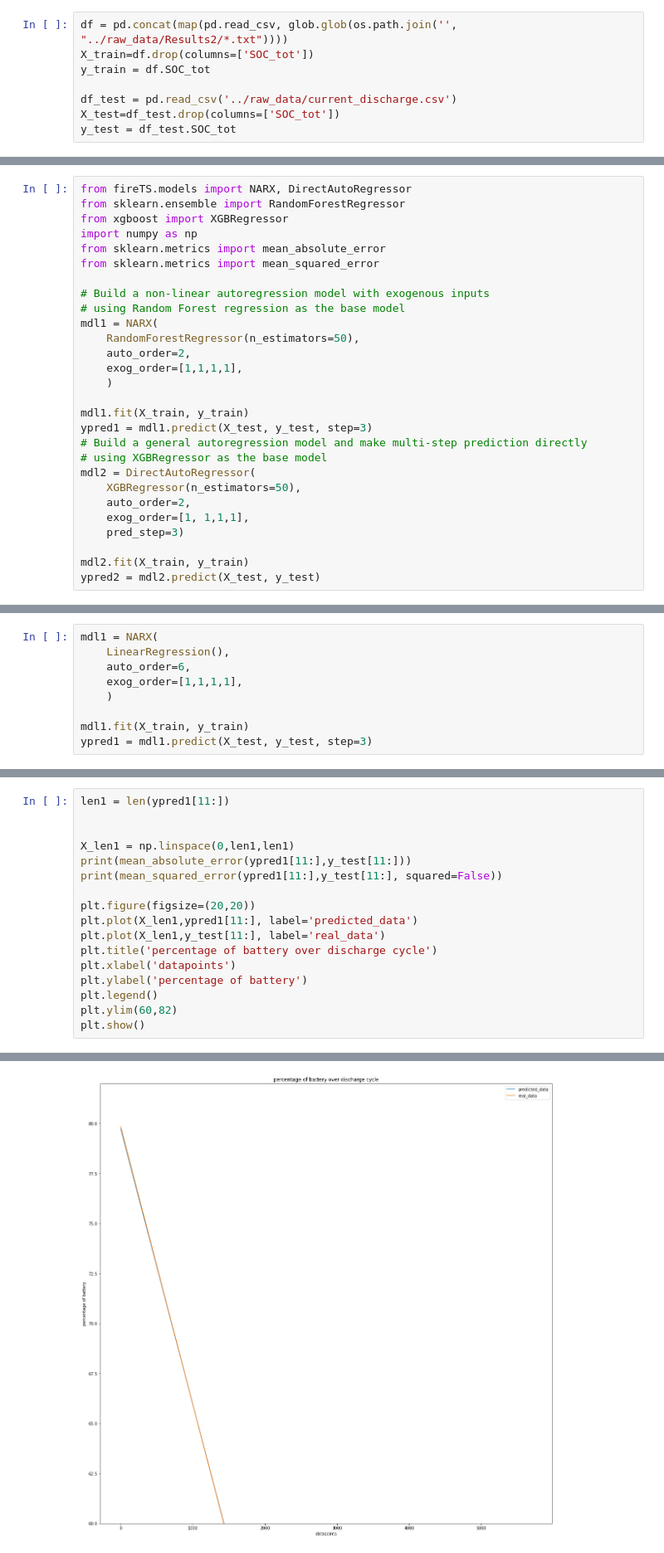
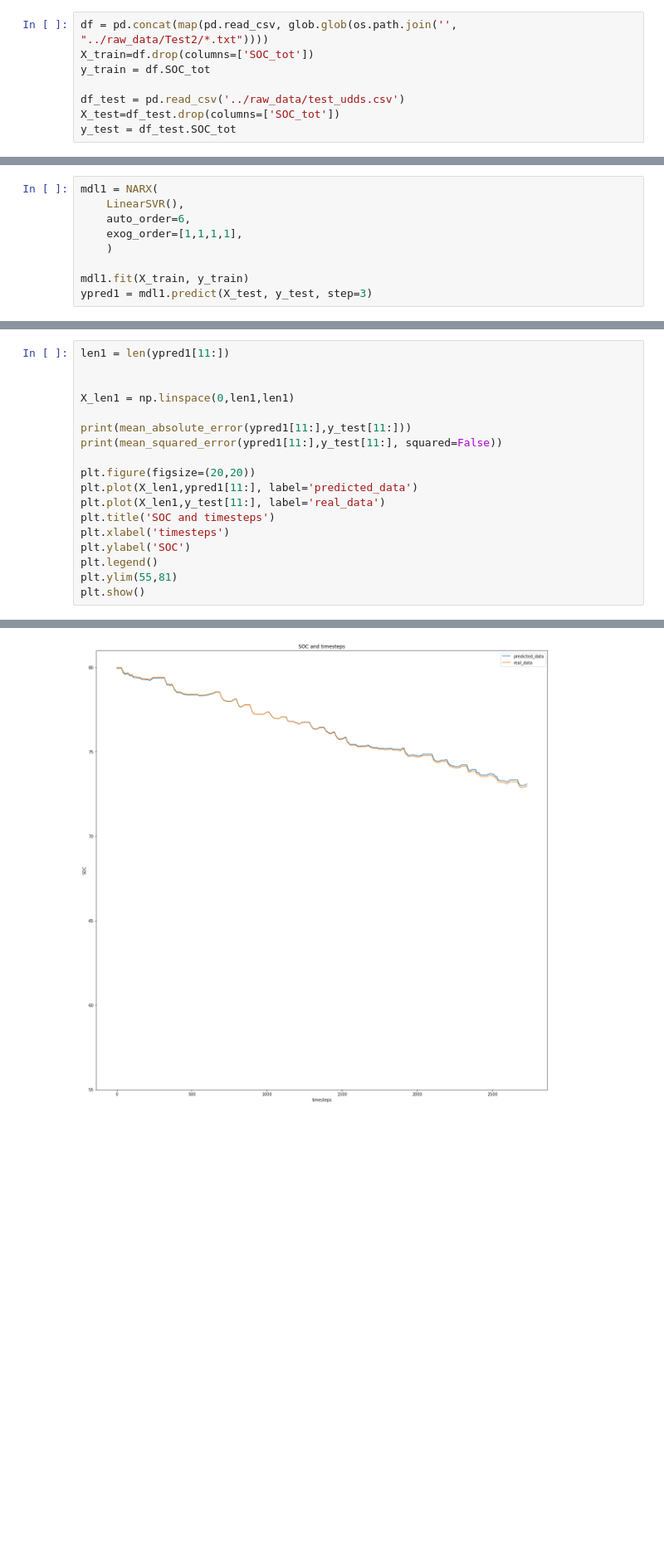
Before and after one commit to pierredm1/4th-Year-Imperial-Thesis, a Jupyter notebook: notebooks/NARX Test.ipynb, the cells around one changed output, grey strips where cells are left out. Shown at 83% size. Cells and saved outputs as stored; diff of their text form; blank space fills up the shorter version.

```diff
--- a/notebooks/NARX Test.ipynb
+++ b/notebooks/NARX Test.ipynb
@@ -52,11 +23,11 @@ df = pd.concat(map(pd.read_csv, glob.glob(os.path.join('', "../../thesis/raw_dat
 [interactive output not drawn]
 [interactive output not drawn]
 # %%
-df = pd.concat(map(pd.read_csv, glob.glob(os.path.join('', "../raw_data/Results2/*.txt"))))
+df = pd.concat(map(pd.read_csv, glob.glob(os.path.join('', "../raw_data/Test2/*.txt"))))
 X_train=df.drop(columns=['SOC_tot'])
 y_train = df.SOC_tot
 
-df_test = pd.read_csv('../raw_data/current_discharge.csv')
+df_test = pd.read_csv('../raw_data/test_udds.csv')
 X_test=df_test.drop(columns=['SOC_tot'])
 y_test = df_test.SOC_tot
 # %% [output]
@@ -65,31 +36,3 @@ y_test = df_test.SOC_tot
 [interactive output not drawn]
 [interactive output not drawn]
 [interactive output not drawn]
-# %%
-from fireTS.models import NARX, DirectAutoRegressor
-from sklearn.ensemble import RandomForestRegressor
-from xgboost import XGBRegressor
-import numpy as np
-from sklearn.metrics import mean_absolute_error
-from sklearn.metrics import mean_squared_error
-
-# Build a non-linear autoregression model with exogenous inputs
-# using Random Forest regression as the base model
-mdl1 = NARX(
-    RandomForestRegressor(n_estimators=50),
-    auto_order=2,
-    exog_order=[1,1,1,1],
-    )
-
-mdl1.fit(X_train, y_train)
-ypred1 = mdl1.predict(X_test, y_test, step=3)
-# Build a general autoregression model and make multi-step prediction directly
-# using XGBRegressor as the base model
-mdl2 = DirectAutoRegressor(
-    XGBRegressor(n_estimators=50),
-    auto_order=2,
-    exog_order=[1, 1,1,1],
-    pred_step=3)
-
-mdl2.fit(X_train, y_train)
-ypred2 = mdl2.predict(X_test, y_test)
@@ -98,6 +41,6 @@ ypred2 = mdl2.predict(X_test, y_test)
 # %%
 mdl1 = NARX(
-    LinearRegression(),
+    LinearSVR(),
     auto_order=6,
     exog_order=[1,1,1,1],
     )
@@ -128,16 +88,17 @@ len1 = len(ypred1[11:])
 
 
 X_len1 = np.linspace(0,len1,len1)
+
 print(mean_absolute_error(ypred1[11:],y_test[11:]))
 print(mean_squared_error(ypred1[11:],y_test[11:], squared=False))
 
 plt.figure(figsize=(20,20))
 plt.plot(X_len1,ypred1[11:], label='predicted_data')
 plt.plot(X_len1,y_test[11:], label='real_data')
-plt.title('percentage of battery over discharge cycle')
-plt.xlabel('datapoints')
-plt.ylabel('percentage of battery')
+plt.title('SOC and timesteps')
+plt.xlabel('timesteps')
+plt.ylabel('SOC')
 plt.legend()
-plt.ylim(60,82)
+plt.ylim(55,81)
 plt.show()
 # %% [output]
@@ -146,13 +107,13 @@ plt.show()
 [interactive output not drawn]
 [interactive output not drawn]
 [interactive output not drawn]
 [interactive output not drawn]
 [interactive output not drawn]
 [interactive output not drawn]
 [interactive output not drawn]
 [interactive output not drawn]
 [interactive output not drawn]
-[figure, old version]
+[figure, new version]
 # %%
 len1 = len(ypred2[10:])
 
```
Also changed, not shown: parts of 42 cells of this notebook, 7 other files.
